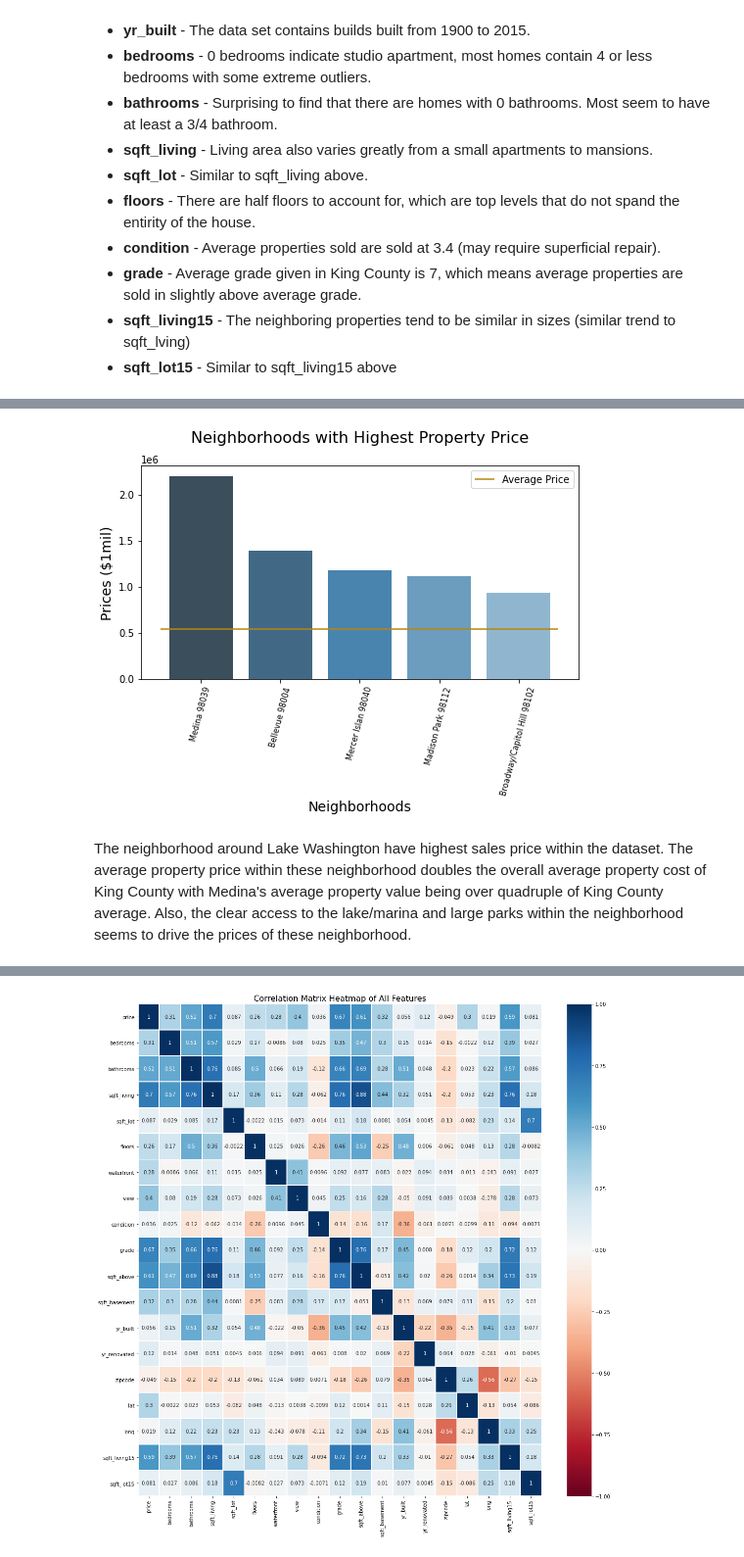
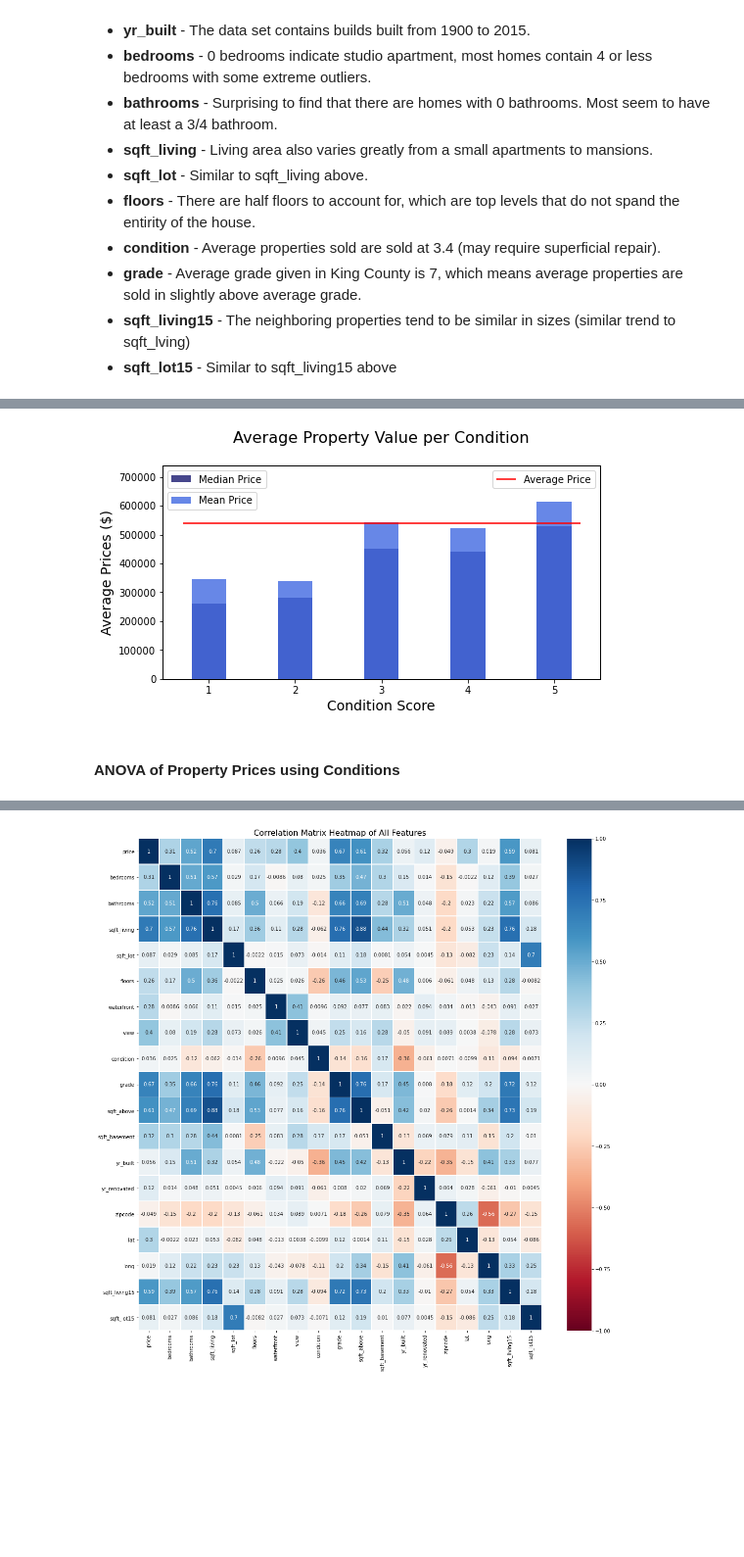
Before and after one commit to yunghanjeong/King_County_Housing_Price_Prediction, a Jupyter notebook: housing_price_prediction.ipynb, the cells around one changed output, grey strips where cells are left out. Shown at 98% size. Saved outputs shown, nothing was run; the diff lists cells and outputs as text; code cells hidden in the pictures; blank space fills up the shorter version.

```diff
--- a/housing_price_prediction.ipynb
+++ b/housing_price_prediction.ipynb
@@ -139,27 +187,46 @@ kc_df.plot(kind="scatter", x="sqft_living15", y="price")
-# %%
-#property values by zipcode calculation
-kc_top5_price = kc_df.groupby("zipcode")["price"].mean().sort_values(ascending = False)[:5]
-kc_mean_price = kc_df.price.mean()
-#top5 neighborhood label for plot
-area_labels = ["Medina 98039", "Bellevue 98004", "Mercer Islan 98040",
-               "Madison Park 98112", "Broadway/Capitol Hill 98102"]
-
-#plotting the data
-plt.subplots(figsize=(8,4))
-sns.barplot(x=kc_top5_price.index, y=kc_top5_price, order=kc_top5_price.index, palette="Blues_d") #blue for seahawks!
-plt.xticks(np.arange(5), area_labels, rotation=75, size=8) #relabel x with list above
-plt.hlines(kc_mean_price, -.5 ,4.5, colors="darkgoldenrod", label="Average Price") #plot average price horizontal line
-
-#prettify graph
-plt.xlabel("Neighborhoods", size=14)
-plt.ylabel("Prices ($1mil)", size=14)
-plt.title("Neighborhoods with Highest Property Price", size=16, y=1.08)
-plt.legend() #show legend
-
-#uncomment line below to export image
-plt.savefig("images/high_price_neighborhood.png",bbox_inches = "tight")
-plt.show();
-# %% [output]
-[figure, removed]
-# %% [markdown]
-The neighborhood around Lake Washington have highest sales price within the dataset. The average property price within these neighborhood doubles the overall average property cost of King County with Medina's average property value being over quadruple of King County average. Also, the clear access to the lake/marina and large parks within the neighborhood seems to drive the prices of these neighborhood.
+# %%
+#-------------------Conditions Calculation--------------------------------#
+condition_mean = kc_df.groupby("condition")["price"].mean()
+condition_median = kc_df.groupby("condition")["price"].median()
+condition_score = np.arange(1,6)
+
+#--------------------------Bar Plots--------------------------------------#
+#set subplot data
+fig, ax = plt.subplots(figsize=(8,4))
+ax2 = ax.twinx() #set ax2 on same x axis as ax
+ax3 = ax.twinx() #same as above, for hline
+
+#barplots
+ax.bar(x=condition_score, height=condition_median, width=width,
+       label="Median Price", color="midnightblue", alpha=0.8)
+ax2.bar(x=condition_score, height=condition_mean, width=width,
+        label="Mean Price", color="royalblue", alpha=0.8)
+
+#horizontal line for mean price
+ax3.hlines(kc_mean_price, .7 ,5.3, colors="red", label="Average Price")
+
+#set ylimit to the same scale and display only 1
+ax.set_ylim(0,1.2*condition_mean.max())
+ax2.set_ylim(0,1.2*condition_mean.max())
+ax3.set_ylim(0,1.2*condition_mean.max())
+ax2.yaxis.set_visible(False) #hide the 2nd axis
+ax3.yaxis.set_visible(False)
+
+#set legend positions
+ax.legend(bbox_to_anchor=(0,0,1,1), loc="upper left")
+ax2.legend(bbox_to_anchor=(0,-.1,1,1), loc="upper left")
+ax3.legend(bbox_to_anchor=(0,0,1,1), loc="upper right")
+
+#prettify graph
+ax.set_ylabel("Average Prices ($)", size=14)
+ax.set_xlabel("Condition Score", size=14)
+plt.title("Average Property Value per Condition", size=16, y=1.08)
+
+#uncomment line below to export image
+plt.savefig("images/condition_value.png",bbox_inches = "tight")
+plt.legend()
+plt.show();
+# %% [output]
+[figure, added]
+# %% [markdown]
+#### ANOVA of Property Prices using Conditions
```
Also changed, not shown: parts of 62 cells of this notebook, 4 other files.
